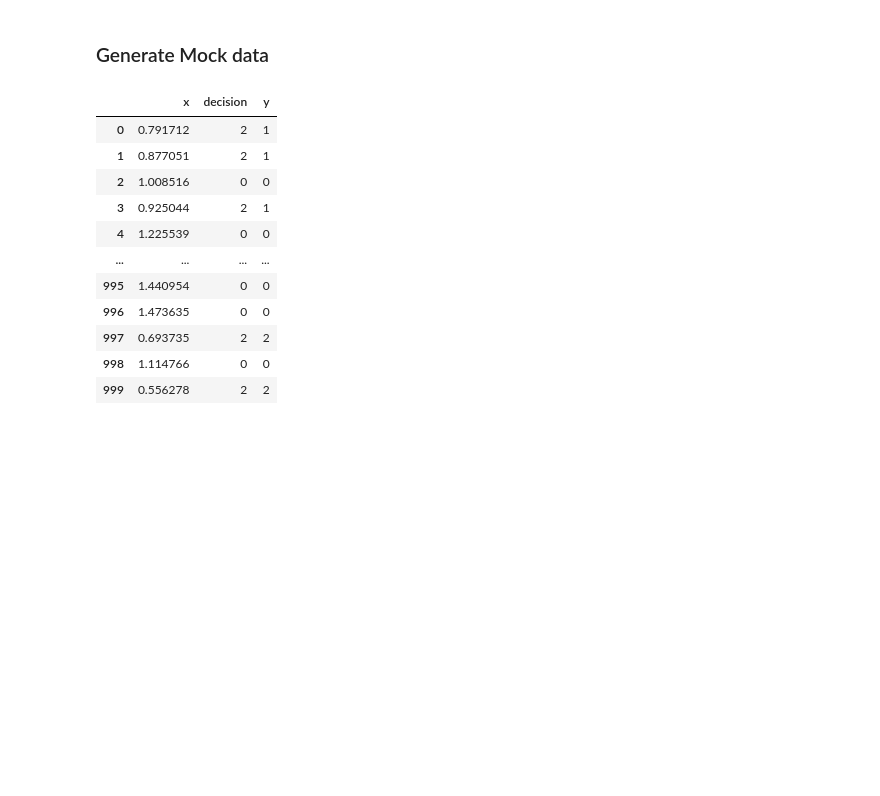
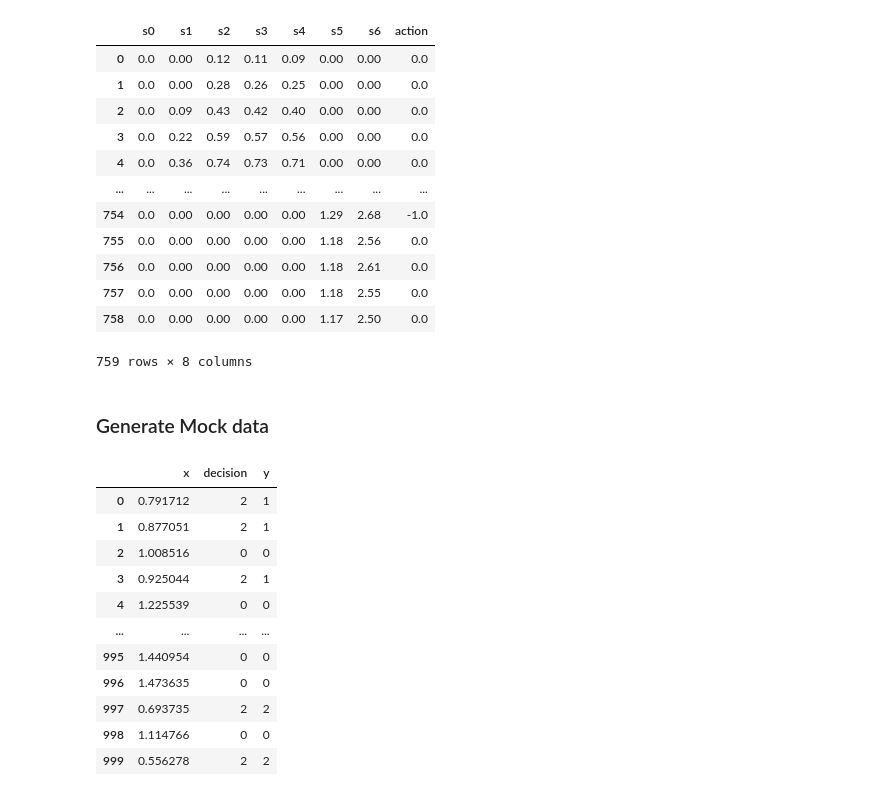
Before and after one commit to RScicomp/Tree-NN, a Jupyter notebook: Hierarchial_Neural_Network_Brian.ipynb, the cells around one changed output. Drawn from its saved outputs; the diff is of its cells as text; code cells hidden in the pictures; blank space fills up the shorter version.

```diff
--- a/Hierarchial_Neural_Network_Brian.ipynb
+++ b/Hierarchial_Neural_Network_Brian.ipynb
@@ -4,6 +4,23 @@ from tensorflow import keras
 import random
 import pandas as pd
 import numpy as np
+# %%
+data = pd.read_csv("./robot_simulation/dataset.csv")
+data
+# %% [output]
+|  | s0 | s1 | s2 | s3 | s4 | s5 | s6 | action |
+| 0 | 0.0 | 0.00 | 0.12 | 0.11 | 0.09 | 0.00 | 0.00 | 0.0 |
+| 1 | 0.0 | 0.00 | 0.28 | 0.26 | 0.25 | 0.00 | 0.00 | 0.0 |
+| 2 | 0.0 | 0.09 | 0.43 | 0.42 | 0.40 | 0.00 | 0.00 | 0.0 |
+| 3 | 0.0 | 0.22 | 0.59 | 0.57 | 0.56 | 0.00 | 0.00 | 0.0 |
+| 4 | 0.0 | 0.36 | 0.74 | 0.73 | 0.71 | 0.00 | 0.00 | 0.0 |
+| ... | ... | ... | ... | ... | ... | ... | ... | ... |
+| 754 | 0.0 | 0.00 | 0.00 | 0.00 | 0.00 | 1.29 | 2.68 | -1.0 |
+| 755 | 0.0 | 0.00 | 0.00 | 0.00 | 0.00 | 1.18 | 2.56 | 0.0 |
+| 756 | 0.0 | 0.00 | 0.00 | 0.00 | 0.00 | 1.18 | 2.61 | 0.0 |
+| 757 | 0.0 | 0.00 | 0.00 | 0.00 | 0.00 | 1.18 | 2.55 | 0.0 |
+| 758 | 0.0 | 0.00 | 0.00 | 0.00 | 0.00 | 1.17 | 2.50 | 0.0 |
+759 rows × 8 columns
 # %% [markdown]
 ### Generate Mock data
 # %%
```
Also changed, not shown: parts of 5 cells of this notebook, 2 other files.
